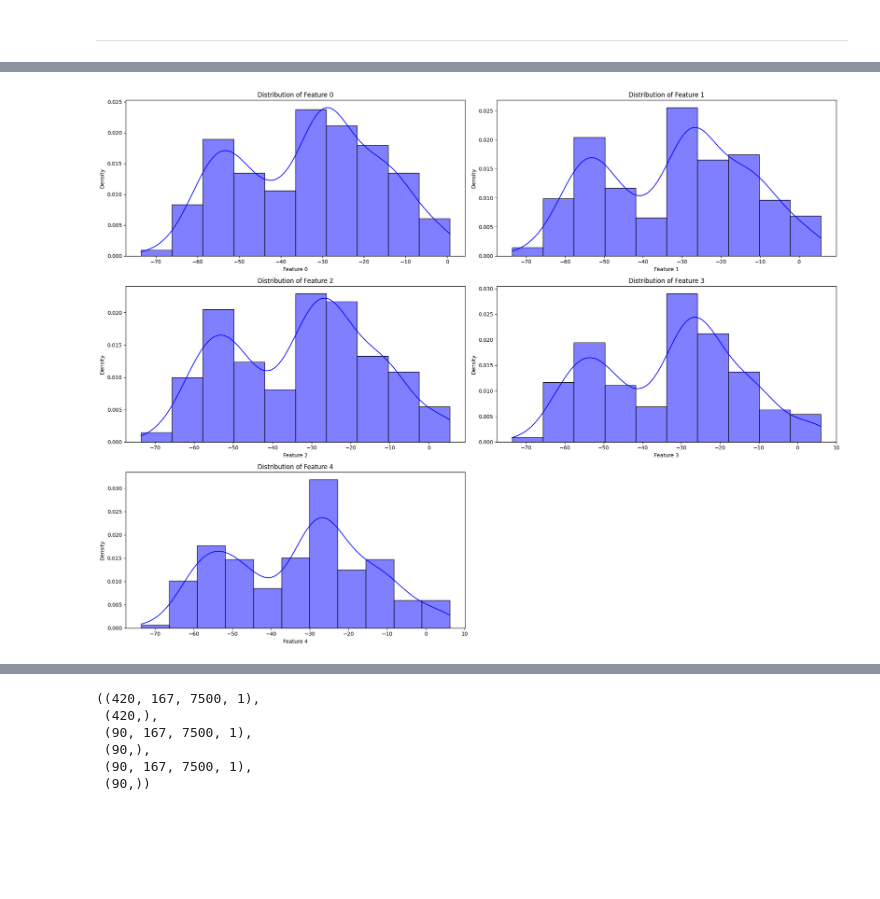
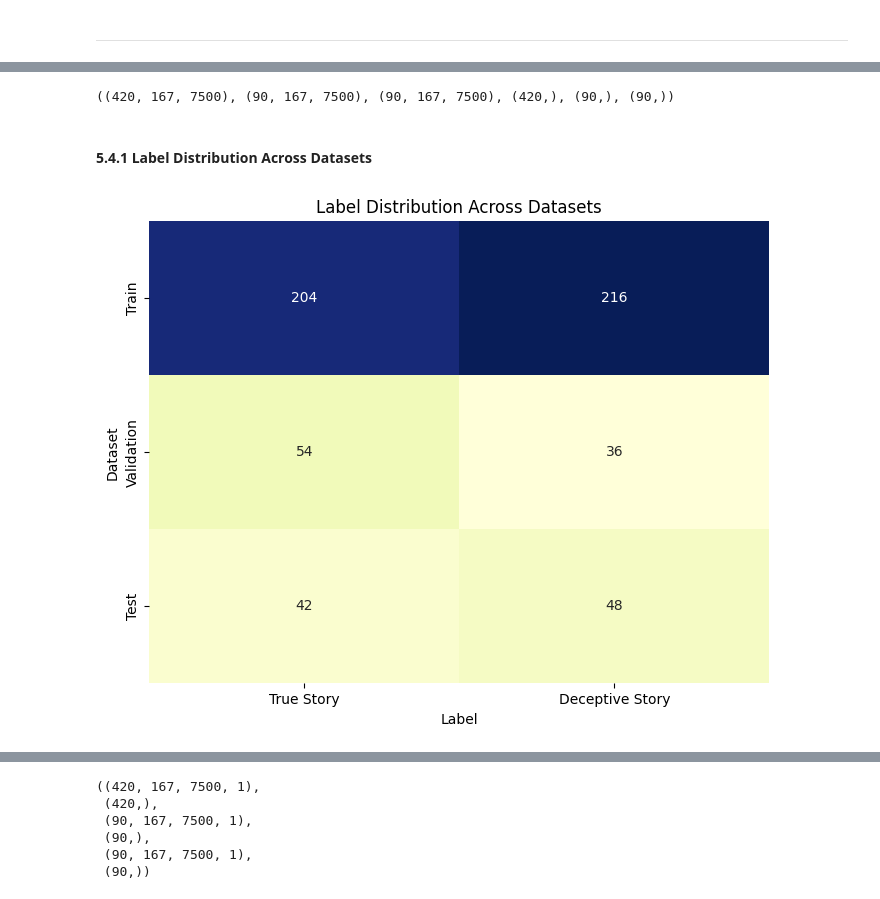
Before and after one commit to CharlesZZY/Truora, a Jupyter notebook: src/CBU5201_miniproject.ipynb, the cells around one changed output, grey strips where cells are left out. Cells and saved outputs as stored; diff of their text form; code cells hidden in the pictures; blank space fills up the shorter version.

```diff
--- a/src/CBU5201_miniproject.ipynb
+++ b/src/CBU5201_miniproject.ipynb
@@ -1715,29 +1681,33 @@ Passing `palette` without assigning `hue` is deprecated and will be removed in v
-# %%
-import matplotlib.pyplot as plt
-
-# Assuming 'train_data' contains the features and labels
-train_features = train_data["features"]
-train_labels = train_data["labels"]
-
-# Flatten the features to 2D array (n_samples, n_features)
-flattened_train_features = train_features.reshape(train_features.shape[0], -1)
-
-# Create DataFrame for easier manipulation
-train_features_df = pd.DataFrame(flattened_train_features)
-
-# Plot distribution of selected features (let's choose the first 5 for visualization)
-selected_features = train_features_df.columns[:5]
-
-plt.figure(figsize=(20, 15))
-
-for i, feature in enumerate(selected_features, 1):
-    plt.subplot(3, 2, i)
-    sns.histplot(train_features_df[feature], kde=True, color="blue", stat="density", common_norm=False)
-    plt.title(f'Distribution of Feature {feature}')
-    plt.xlabel(f'Feature {feature}')
-    plt.ylabel('Density')
-
-plt.tight_layout()
-plt.show()
-# %% [output]
-[figure, removed]
+# %%
+train_data["features"].shape, val_data["features"].shape, test_data["features"].shape, train_data["labels"].shape, val_data["labels"].shape, test_data["labels"].shape
+# %% [output]
+((420, 167, 7500), (90, 167, 7500), (90, 167, 7500), (420,), (90,), (90,))
+# %% [markdown]
+#### **5.4.1 Label Distribution Across Datasets**
+# %%
+import matplotlib.pyplot as plt
+
+label_counts = {
+    "Dataset": ["Train", "Validation", "Test"],
+    "True Story": [
+        (train_df["Label"] == "True Story").sum(),
+        (val_df["Label"] == "True Story").sum(),
+        (test_df["Label"] == "True Story").sum(),
+    ],
+    "Deceptive Story": [
+        (train_df["Label"] == "Deceptive Story").sum(),
+        (val_df["Label"] == "Deceptive Story").sum(),
+        (test_df["Label"] == "Deceptive Story").sum(),
+    ],
+}
+label_df = pd.DataFrame(label_counts).set_index("Dataset")
+
+# 热力图显示各数据集中每种标签的数量
+plt.figure(figsize=(8, 6))
+sns.heatmap(label_df, annot=True, fmt="d", cmap="YlGnBu", cbar=False)
+plt.title("Label Distribution Across Datasets")
+plt.xlabel("Label")
+plt.ylabel("Dataset")
+plt.show()
+# %% [output]
+[figure, added]
```
Also changed, not shown: parts of 62 cells of this notebook, 2 other files.
